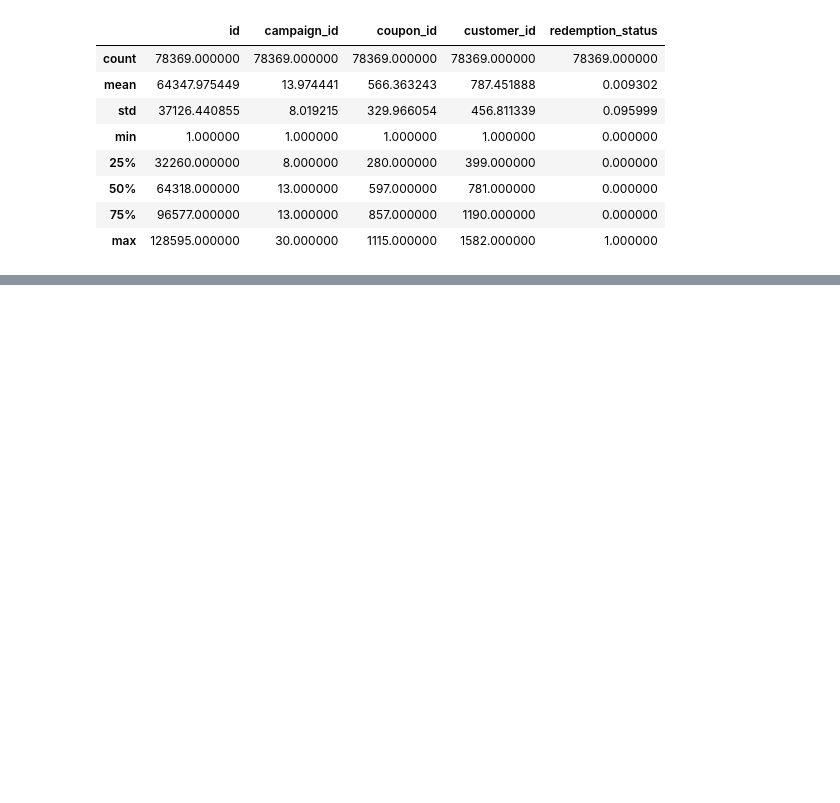
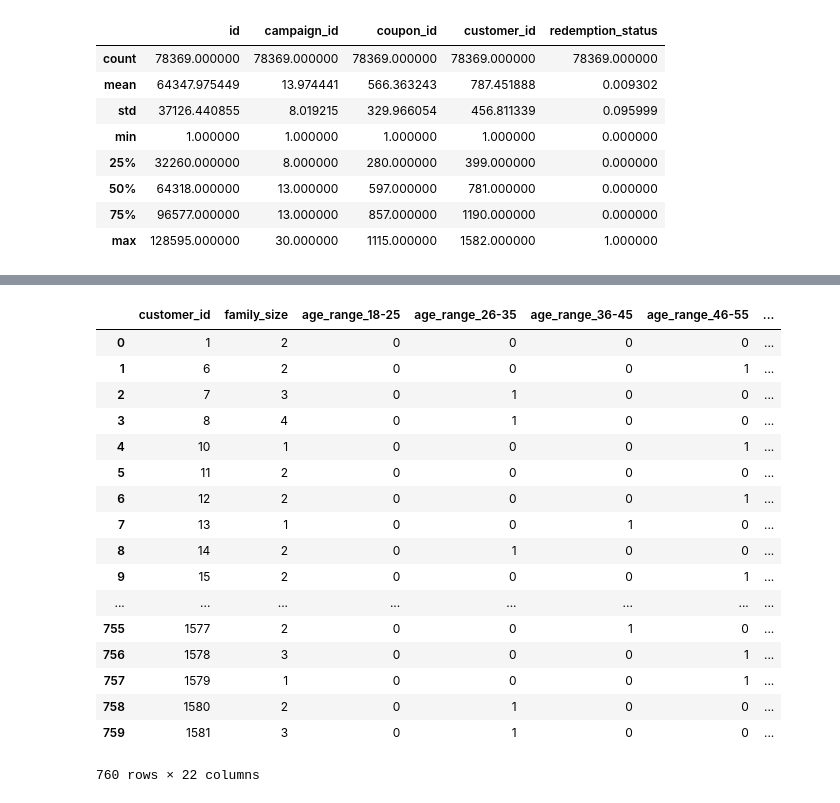
Before and after one commit to gkothari25/Amex_challenge-, a Jupyter notebook: Amex_challenge_submission.ipynb, the cells around one changed output, grey strips where cells are left out. Drawn from its saved outputs; the diff is of its cells as text; code cells hidden in the pictures; blank space fills up the shorter version.

```diff
--- a/Amex_challenge_submission.ipynb
+++ b/Amex_challenge_submission.ipynb
@@ -98,0 +163,30 @@ campaign_df_1
+# %%
+#lets numalarise customer_demographics_data_path csv
+customer_demo_df_1 = customer_demo_df.copy()
+list1 = ['customer_id', 'age_range', 'rented', 'family_size', 'income_bracket']
+list2 = ['age_range','rented','income_bracket']
+#rented is categorical
+#age range is categorical
+#income_bracket is categorical data
+#convert them to categorical variable.
+customer_demo_df_1 = pd.get_dummies(customer_demo_df_1, columns = list2)
+customer_demo_df_1
+# %% [output]
+|  | customer_id | family_size | age_range_18-25 | age_range_26-35 | age_range_36-45 | age_range_46-55 | ... |
+| 0 | 1 | 2 | 0 | 0 | 0 | 0 | ... |
+| 1 | 6 | 2 | 0 | 0 | 0 | 1 | ... |
+| 2 | 7 | 3 | 0 | 1 | 0 | 0 | ... |
+| 3 | 8 | 4 | 0 | 1 | 0 | 0 | ... |
+| 4 | 10 | 1 | 0 | 0 | 0 | 1 | ... |
+| 5 | 11 | 2 | 0 | 0 | 0 | 0 | ... |
+| 6 | 12 | 2 | 0 | 0 | 0 | 1 | ... |
+| 7 | 13 | 1 | 0 | 0 | 1 | 0 | ... |
+| 8 | 14 | 2 | 0 | 1 | 0 | 0 | ... |
+| 9 | 15 | 2 | 0 | 0 | 0 | 1 | ... |
+| ... | ... | ... | ... | ... | ... | ... | ... |
+| 755 | 1577 | 2 | 0 | 0 | 1 | 0 | ... |
+| 756 | 1578 | 3 | 0 | 0 | 0 | 1 | ... |
+| 757 | 1579 | 1 | 0 | 0 | 0 | 1 | ... |
+| 758 | 1580 | 2 | 0 | 1 | 0 | 0 | ... |
+| 759 | 1581 | 3 | 0 | 1 | 0 | 0 | ... |
+760 rows × 22 columns
```
Also changed, not shown: parts of 8 cells of this notebook, 2 other files.
